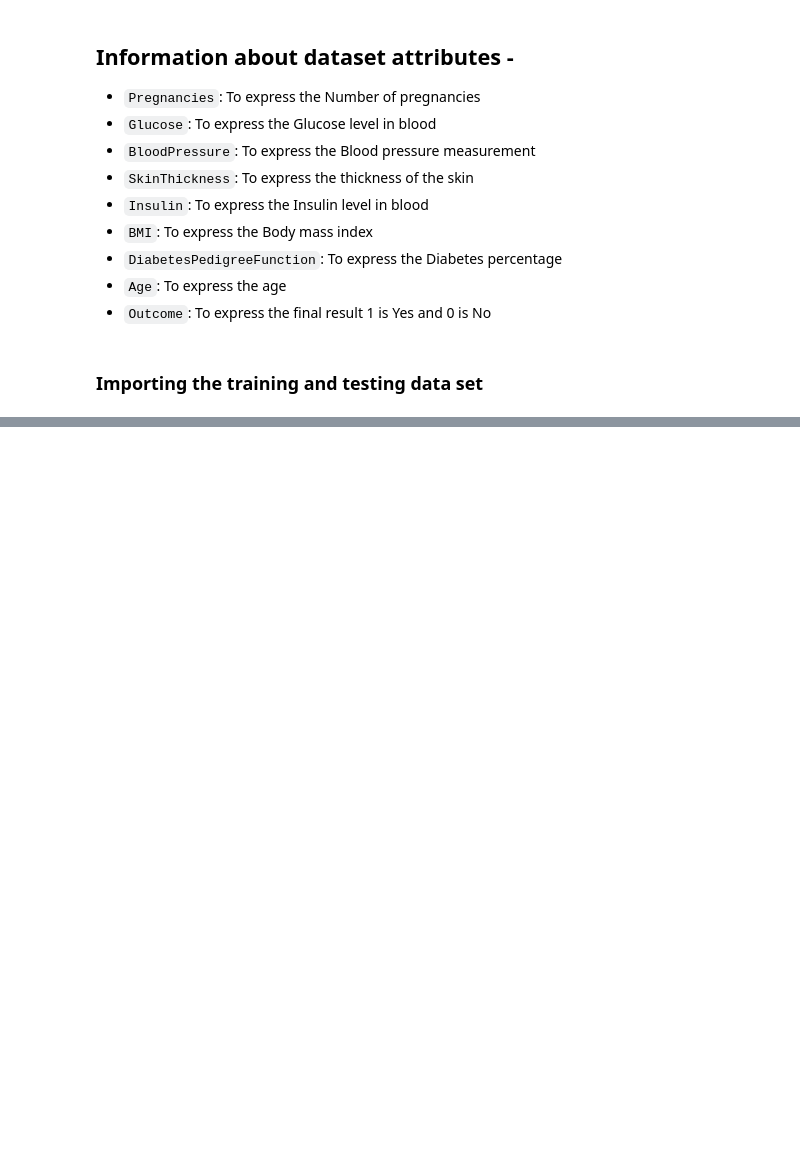
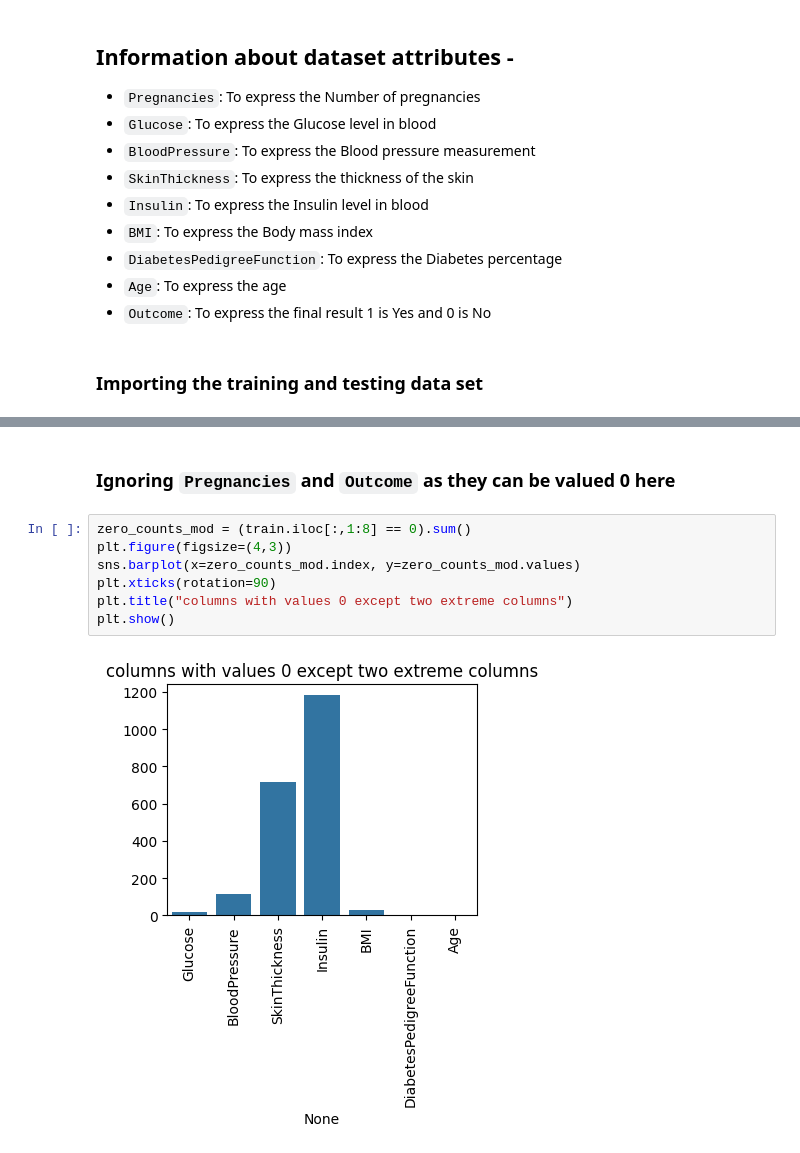
Before and after one commit to pro402/Diabetes_ML, a Jupyter notebook: Notebooks/Notebook1.ipynb, the cells around one changed output, grey strips where cells are left out. Saved outputs shown, nothing was run; the diff lists cells and outputs as text; blank space fills up the shorter version.

````diff
--- a/Notebooks/Notebook1.ipynb
+++ b/Notebooks/Notebook1.ipynb
@@ -34,0 +70,11 @@ FileNotFoundError: [Errno 2] No such file or directory: 'DataSets/Training.csv'
+# %% [markdown]
+### Ignoring ```Pregnancies``` and ```Outcome``` as they can be valued 0 here
+# %%
+zero_counts_mod = (train.iloc[:,1:8] == 0).sum()
+plt.figure(figsize=(4,3))
+sns.barplot(x=zero_counts_mod.index, y=zero_counts_mod.values)
+plt.xticks(rotation=90)
+plt.title("columns with values 0 except two extreme columns")
+plt.show()
+# %% [output]
+[figure, added]
````
Also changed, not shown: parts of 23 cells of this notebook.
